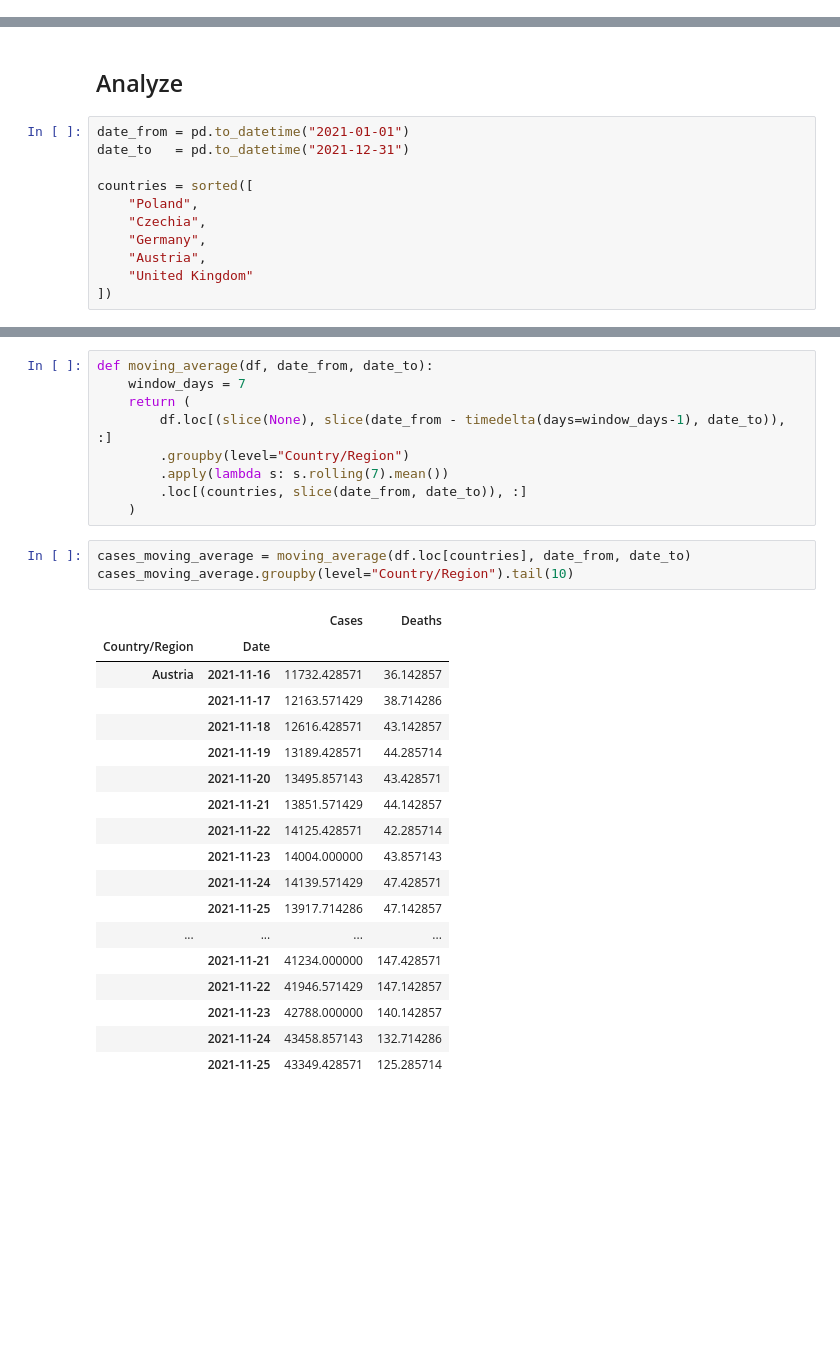
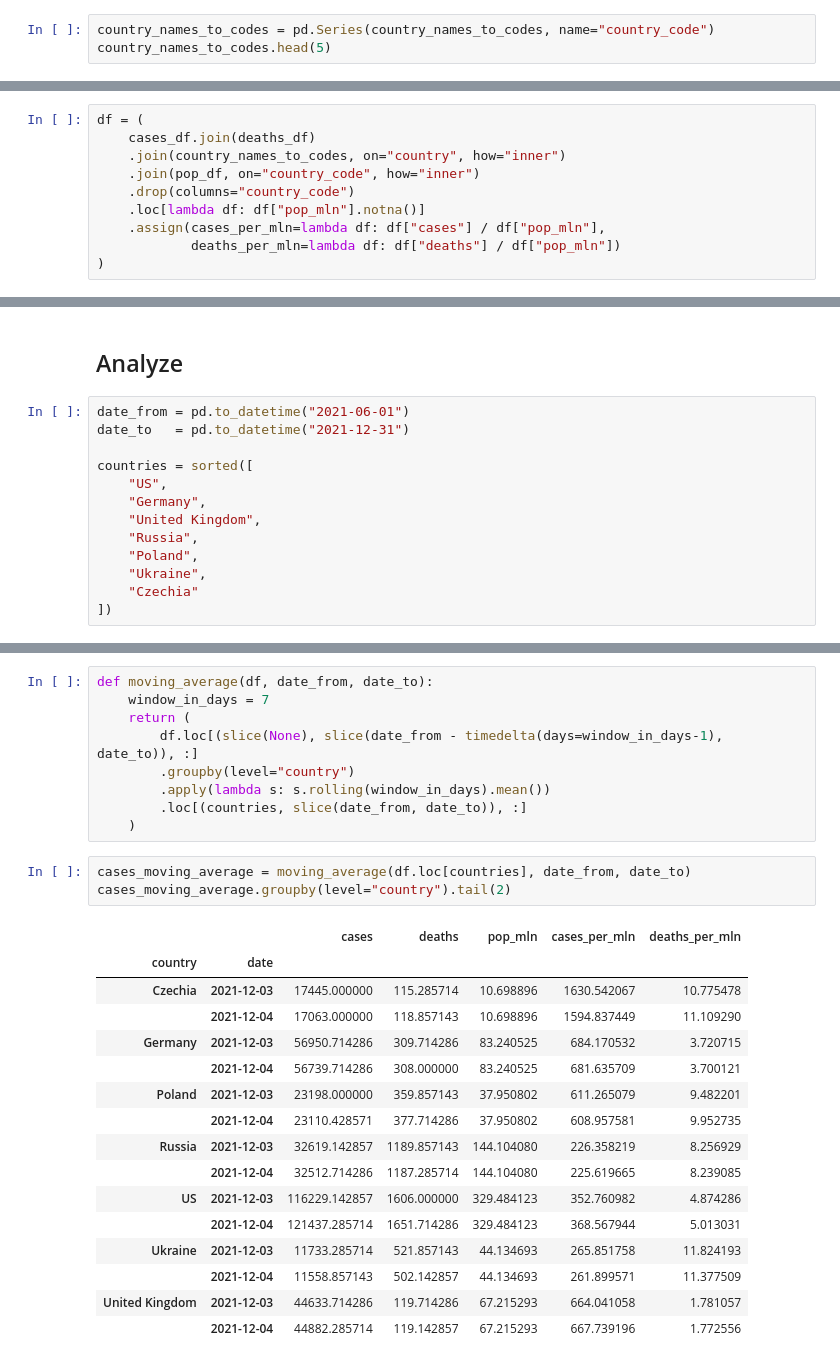
Before and after one commit to jaroslawr/jupyter-notebooks, a Jupyter notebook: dataset_covid/dataset_covid.ipynb, the cells around one changed output, grey strips where cells are left out. Drawn from its saved outputs; the diff is of its cells as text; blank space fills up the shorter version.

```diff
--- a/dataset_covid/dataset_covid.ipynb
+++ b/dataset_covid/dataset_covid.ipynb
@@ -71,0 +117,3 @@ df.head(5)
+# %%
+country_names_to_codes = pd.Series(country_names_to_codes, name="country_code")
+country_names_to_codes.head(5)
@@ -71,0 +129,10 @@ df.head(5)
+# %%
+df = (
+    cases_df.join(deaths_df)
+    .join(country_names_to_codes, on="country", how="inner")
+    .join(pop_df, on="country_code", how="inner")
+    .drop(columns="country_code")
+    .loc[lambda df: df["pop_mln"].notna()]
+    .assign(cases_per_mln=lambda df: df["cases"] / df["pop_mln"],
+            deaths_per_mln=lambda df: df["deaths"] / df["pop_mln"])
+)
@@ -72,14 +175,16 @@ df.head(5)
 # %% [markdown]
 ## Analyze
 # %%
-date_from = pd.to_datetime("2021-01-01")
+date_from = pd.to_datetime("2021-06-01")
 date_to   = pd.to_datetime("2021-12-31")
 
 countries = sorted([
+    "US",
+    "Germany",
+    "United Kingdom",
+    "Russia",
     "Poland",
-    "Czechia",
-    "Germany",
-    "Austria",
-    "United Kingdom"
+    "Ukraine",
+    "Czechia"
 ])
 # %%
@@ -155,32 +199,30 @@ plot(cases_week_by_week.unstack(level="Country/Region"))
 # %%
 def moving_average(df, date_from, date_to):
-    window_days = 7
+    window_in_days = 7
     return (
-        df.loc[(slice(None), slice(date_from - timedelta(days=window_days-1), date_to)), :]
-        .groupby(level="Country/Region")
-        .apply(lambda s: s.rolling(7).mean())
+        df.loc[(slice(None), slice(date_from - timedelta(days=window_in_days-1), date_to)), :]
+        .groupby(level="country")
+        .apply(lambda s: s.rolling(window_in_days).mean())
         .loc[(countries, slice(date_from, date_to)), :]
     )
 # %%
 cases_moving_average = moving_average(df.loc[countries], date_from, date_to)
-cases_moving_average.groupby(level="Country/Region").tail(10)
+cases_moving_average.groupby(level="country").tail(2)
 # %% [output]
-|  |  | Cases | Deaths |
-| Country/Region | Date |  |  |
-| Austria | 2021-11-16 | 11732.428571 | 36.142857 |
-|  | 2021-11-17 | 12163.571429 | 38.714286 |
-|  | 2021-11-18 | 12616.428571 | 43.142857 |
-|  | 2021-11-19 | 13189.428571 | 44.285714 |
-|  | 2021-11-20 | 13495.857143 | 43.428571 |
-|  | 2021-11-21 | 13851.571429 | 44.142857 |
-|  | 2021-11-22 | 14125.428571 | 42.285714 |
-|  | 2021-11-23 | 14004.000000 | 43.857143 |
-|  | 2021-11-24 | 14139.571429 | 47.428571 |
-|  | 2021-11-25 | 13917.714286 | 47.142857 |
-| ... | ... | ... | ... |
-|  | 2021-11-21 | 41234.000000 | 147.428571 |
-|  | 2021-11-22 | 41946.571429 | 147.142857 |
-|  | 2021-11-23 | 42788.000000 | 140.142857 |
-|  | 2021-11-24 | 43458.857143 | 132.714286 |
-|  | 2021-11-25 | 43349.428571 | 125.285714 |
+|  |  | cases | deaths | pop_mln | cases_per_mln | deaths_per_mln |
+| country | date |  |  |  |  |  |
+| Czechia | 2021-12-03 | 17445.000000 | 115.285714 | 10.698896 | 1630.542067 | 10.775478 |
+|  | 2021-12-04 | 17063.000000 | 118.857143 | 10.698896 | 1594.837449 | 11.109290 |
+| Germany | 2021-12-03 | 56950.714286 | 309.714286 | 83.240525 | 684.170532 | 3.720715 |
+|  | 2021-12-04 | 56739.714286 | 308.000000 | 83.240525 | 681.635709 | 3.700121 |
+| Poland | 2021-12-03 | 23198.000000 | 359.857143 | 37.950802 | 611.265079 | 9.482201 |
+|  | 2021-12-04 | 23110.428571 | 377.714286 | 37.950802 | 608.957581 | 9.952735 |
+| Russia | 2021-12-03 | 32619.142857 | 1189.857143 | 144.104080 | 226.358219 | 8.256929 |
+|  | 2021-12-04 | 32512.714286 | 1187.285714 | 144.104080 | 225.619665 | 8.239085 |
+| US | 2021-12-03 | 116229.142857 | 1606.000000 | 329.484123 | 352.760982 | 4.874286 |
+|  | 2021-12-04 | 121437.285714 | 1651.714286 | 329.484123 | 368.567944 | 5.013031 |
+| Ukraine | 2021-12-03 | 11733.285714 | 521.857143 | 44.134693 | 265.851758 | 11.824193 |
+|  | 2021-12-04 | 11558.857143 | 502.142857 | 44.134693 | 261.899571 | 11.377509 |
+| United Kingdom | 2021-12-03 | 44633.714286 | 119.714286 | 67.215293 | 664.041058 | 1.781057 |
+|  | 2021-12-04 | 44882.285714 | 119.142857 | 67.215293 | 667.739196 | 1.772556 |
 # %%
```
Also changed, not shown: parts of 37 cells of this notebook, 4 other files.
